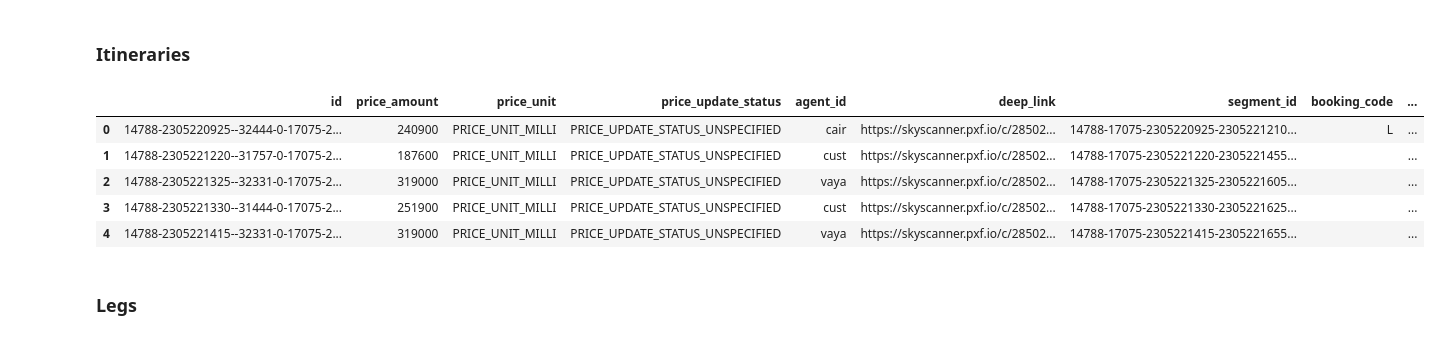
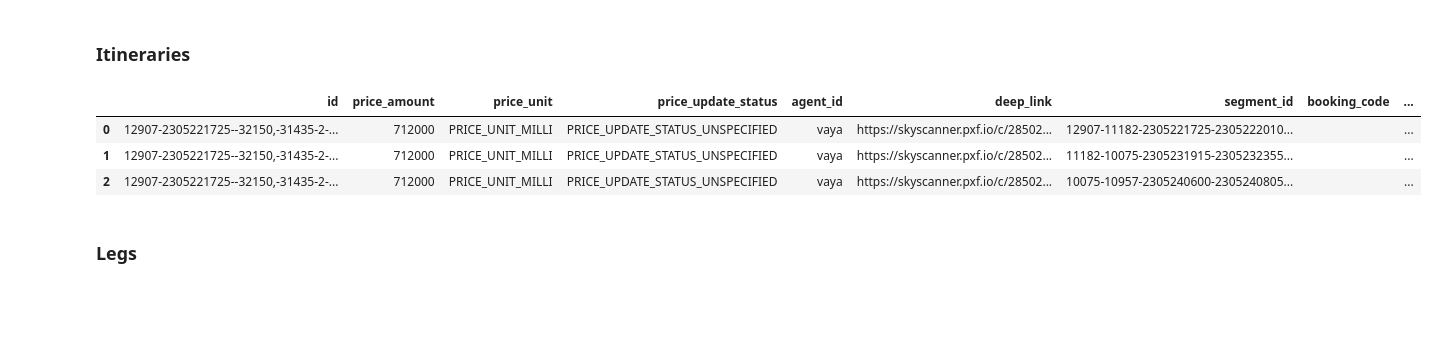
Before and after one commit to vdelimad/tsb-with-reinforcement-learning, a Jupyter notebook: Code/flight_data_gathering.ipynb, the cells around one changed output. Cells and saved outputs as stored; diff of their text form; code cells hidden in the pictures; blank space fills up the shorter version.

```diff
--- a/Code/flight_data_gathering.ipynb
+++ b/Code/flight_data_gathering.ipynb
@@ -63,60 +65,66 @@ def get_flight_tables(departure_airport, arrival_airport, skyscanner_auth=skysca
         }
     }
 
-    response = requests.post(url, headers=headers, json=data)
+    try:
+        response = requests.post(url, headers=headers, json=data)
 
-    if response.status_code == 200:
-        # store data
-        response = response.json()
-        return response['content']['results']
-    else:
-        raise Exception("Status code not 200")
+        if response.status_code == 200:
+            # store data
+            response = response.json()
+            return response['content']['results']
+        else:
+            response.raise_for_status()
+    except requests.exceptions.HTTPError as err:
+        print(err)
 
 # test
-flight_tables = get_flight_tables('NRT', 'TPE')
+flight_tables = get_flight_tables('KBL', 'DEL')
 # %% [markdown]
 ### Itineraries
 # %%
 def clean_itineraries_table(flight_tables):
+
     # subset
     itineraries_dict = flight_tables['itineraries']
+    # check if no itineraries
+    if not itineraries_dict:
+        raise Exception("No itineraries!")
+
 
     # format
     rows = []
     for key, value in itineraries_dict.items():
         for pricing_option in value['pricingOptions']:
             price = pricing_option['price']
             for item in pricing_option['items']:
                 item_price = item['price']
                 for fare in item['fares']:
                     rows.append({
                         'id': key,
                         'price_amount': price['amount'],
                         'price_unit': price['unit'],
                         'price_update_status': price['updateStatus'],
                         'agent_id': item['agentId'],
                         'deep_link': item['deepLink'],
                         'segment_id': fare['segmentId'],
                         'booking_code': fare['bookingCode'],
                         'fare_basis_code': fare['fareBasisCode'],
                         'transfer_type': pricing_option['transferType'],
                         'option_id': pricing_option['id']
                     })
 
     # create dataframe
     return pd.DataFrame(rows)
 
 
 # test
 itineraries = clean_itineraries_table(flight_tables)
 display(itineraries.head())
 # %% [output]
 |  | id | price_amount | price_unit | price_update_status | agent_id | deep_link | segment_id | booking_code | ... |
-| 0 | 14788-2305220925--32444-0-17075-2... | 240900 | PRICE_UNIT_MILLI | PRICE_UPDATE_STATUS_UNSPECIFIED | cair | https://skyscanner.pxf.io/c/28502... | 14788-17075-2305220925-2305221210... | L | ... |
-| 1 | 14788-2305221220--31757-0-17075-2... | 187600 | PRICE_UNIT_MILLI | PRICE_UPDATE_STATUS_UNSPECIFIED | cust | https://skyscanner.pxf.io/c/28502... | 14788-17075-2305221220-2305221455... |  | ... |
-| 2 | 14788-2305221325--32331-0-17075-2... | 319000 | PRICE_UNIT_MILLI | PRICE_UPDATE_STATUS_UNSPECIFIED | vaya | https://skyscanner.pxf.io/c/28502... | 14788-17075-2305221325-2305221605... |  | ... |
-| 3 | 14788-2305221330--31444-0-17075-2... | 251900 | PRICE_UNIT_MILLI | PRICE_UPDATE_STATUS_UNSPECIFIED | cust | https://skyscanner.pxf.io/c/28502... | 14788-17075-2305221330-2305221625... |  | ... |
-| 4 | 14788-2305221415--32331-0-17075-2... | 319000 | PRICE_UNIT_MILLI | PRICE_UPDATE_STATUS_UNSPECIFIED | vaya | https://skyscanner.pxf.io/c/28502... | 14788-17075-2305221415-2305221655... |  | ... |
+| 0 | 12907-2305221725--32150,-31435-2-... | 712000 | PRICE_UNIT_MILLI | PRICE_UPDATE_STATUS_UNSPECIFIED | vaya | https://skyscanner.pxf.io/c/28502... | 12907-11182-2305221725-2305222010... |  | ... |
+| 1 | 12907-2305221725--32150,-31435-2-... | 712000 | PRICE_UNIT_MILLI | PRICE_UPDATE_STATUS_UNSPECIFIED | vaya | https://skyscanner.pxf.io/c/28502... | 11182-10075-2305231915-2305232355... |  | ... |
+| 2 | 12907-2305221725--32150,-31435-2-... | 712000 | PRICE_UNIT_MILLI | PRICE_UPDATE_STATUS_UNSPECIFIED | vaya | https://skyscanner.pxf.io/c/28502... | 10075-10957-2305240600-2305240805... |  | ... |
 # %% [markdown]
 ### Legs
 # %%
```
Also changed, not shown: parts of 4 cells of this notebook, 4 other files.
